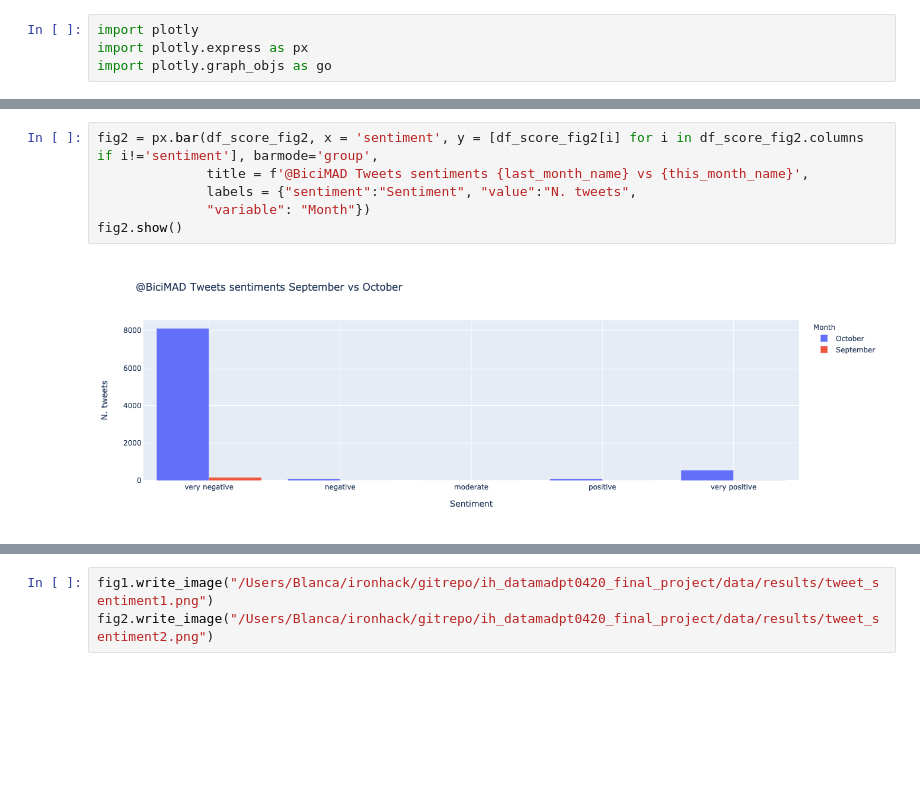
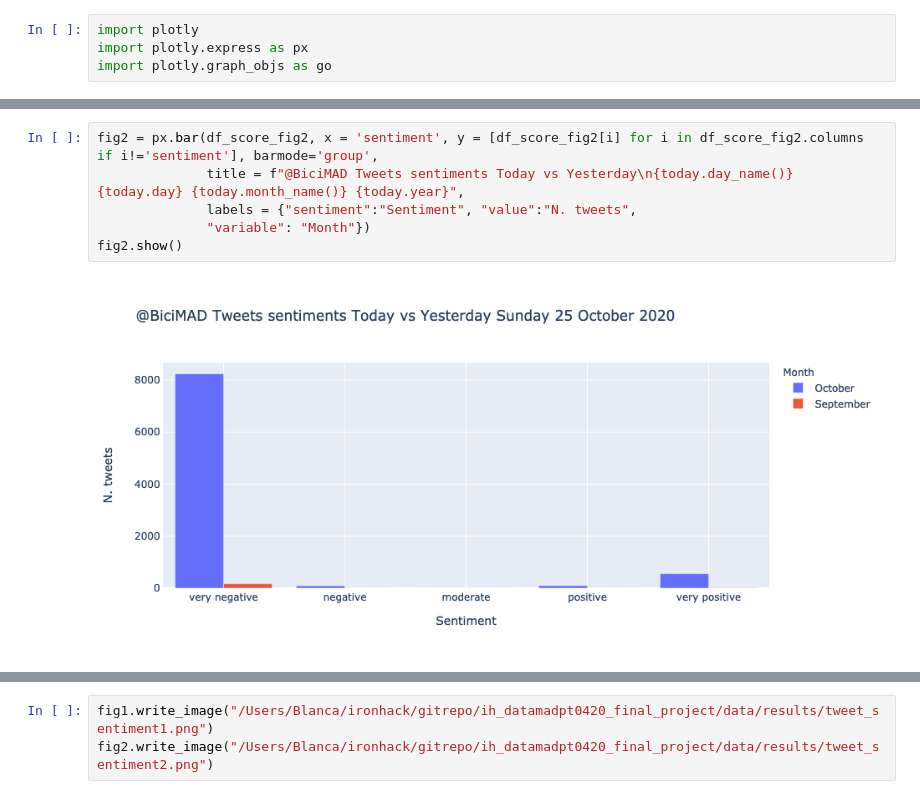
Before and after one commit to bfmilan/Ih_datamadpt0420_final_project, a Jupyter notebook: notebooks/analysis.ipynb, the cells around one changed output, grey strips where cells are left out. Drawn from its saved outputs; the diff is of its cells as text; blank space fills up the shorter version.

```diff
--- a/notebooks/analysis.ipynb
+++ b/notebooks/analysis.ipynb
@@ -404,11 +409,11 @@ fig1.show()
 # %%
 fig2 = px.bar(df_score_fig2, x = 'sentiment', y = [df_score_fig2[i] for i in df_score_fig2.columns if i!='sentiment'], barmode='group',
-              title = f'@BiciMAD Tweets sentiments {last_month_name} vs {this_month_name}',
+              title = f"@BiciMAD Tweets sentiments Today vs Yesterday\n{today.day_name()} {today.day} {today.month_name()} {today.year}",
               labels = {"sentiment":"Sentiment", "value":"N. tweets",
               "variable": "Month"})
 fig2.show()
 # %% [output]
-[figure, old version]
+[figure, new version]
 # %%
 # htmkl file
 plotly.offline.plot(fig1, filename='/Users/Blanca/ironhack/gitrepo/ih_datamadpt0420_final_project/data/results/tweet_sentiment1.html')
```
Also changed, not shown: parts of 32 cells of this notebook, 22 other files.
